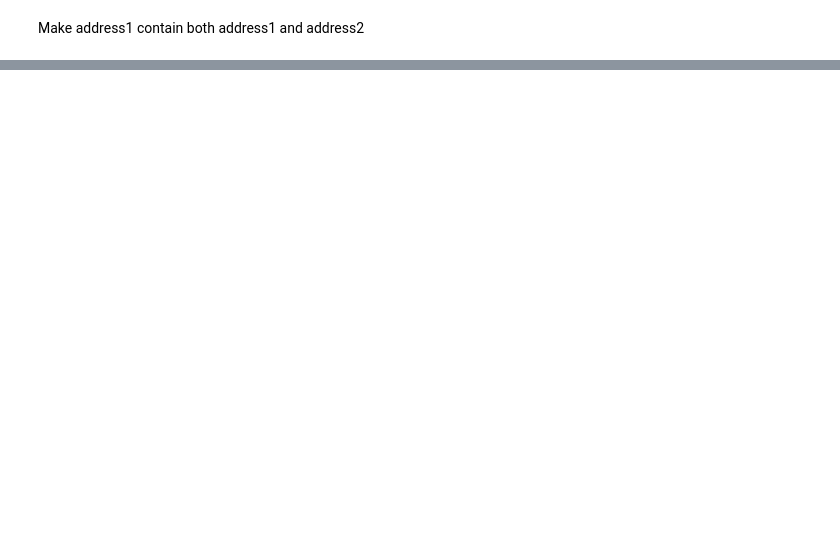
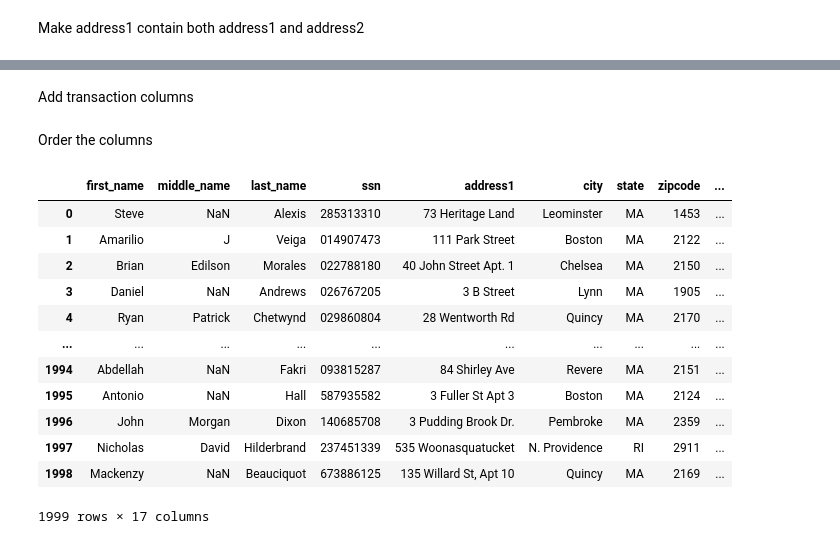
Before and after one commit to raulcastellanos-credlens/franklin_cummings, a Jupyter notebook: clean_fc.ipynb, the cells around one changed output, grey strips where cells are left out. Drawn from its saved outputs; the diff is of its cells as text; code cells hidden in the pictures; blank space fills up the shorter version.

```diff
--- a/clean_fc.ipynb
+++ b/clean_fc.ipynb
@@ -129,0 +137,59 @@ df.rename(columns={
+# %%
+fc_data.rename(columns={
+    'firstname': 'first_name',
+    'middleinitial': 'middle_name',
+    'lastname': 'last_name',
+    'birthdate': 'dob',
+    'degree': 'credential_type',
+    'majorid1': 'credential_name',
+    'street_line_1' : 'address1',
+    'phone1': 'phone_number',
+    'graduationdate': 'credential_award_date',
+    'ethnicorigin': 'race_ethnicity',
+    'cipcode' : 'custom_attribute_1',
+    'age_bucket': 'age_bucket_at_cred_award'
+}, inplace=True)
+# %% [markdown]
+Add transaction columns
+# %%
+fc_data['tx_date'] = 20241007
+fc_data['organization_name'] = 'Franklin Cummings'
+# %% [markdown]
+Order the columns
+# %%
+desired_order = ['first_name',
+                 'middle_name',
+                 'last_name',
+                 'ssn',
+                 'address1',
+                 'city',
+                 'state',
+                 'zipcode',
+                 'credential_award_date',
+                 'credential_type',
+                 'credential_name',
+                 'race_ethnicity',
+                 'gender',
+                 'age_bucket_at_cred_award',
+                 'custom_attribute_1',
+                 'tx_date',
+                 'organization_name'
+                 ]
+
+fc_data = fc_data[desired_order]
+# %%
+fc_data
+# %% [output]
+|  | first_name | middle_name | last_name | ssn | address1 | city | state | zipcode | ... |
+| 0 | Steve | NaN | Alexis | 285313310 | 73 Heritage Land | Leominster | MA | 1453 | ... |
+| 1 | Amarilio | J | Veiga | 014907473 | 111 Park Street | Boston | MA | 2122 | ... |
+| 2 | Brian | Edilson | Morales | 022788180 | 40 John Street Apt. 1 | Chelsea | MA | 2150 | ... |
+| 3 | Daniel | NaN | Andrews | 026767205 | 3 B Street | Lynn | MA | 1905 | ... |
+| 4 | Ryan | Patrick | Chetwynd | 029860804 | 28 Wentworth Rd | Quincy | MA | 2170 | ... |
+| ... | ... | ... | ... | ... | ... | ... | ... | ... | ... |
+| 1994 | Abdellah | NaN | Fakri | 093815287 | 84 Shirley Ave | Revere | MA | 2151 | ... |
+| 1995 | Antonio | NaN | Hall | 587935582 | 3 Fuller St Apt 3 | Boston | MA | 2124 | ... |
+| 1996 | John | Morgan | Dixon | 140685708 | 3 Pudding Brook Dr. | Pembroke | MA | 2359 | ... |
+| 1997 | Nicholas | David | Hilderbrand | 237451339 | 535 Woonasquatucket | N. Providence | RI | 2911 | ... |
+| 1998 | Mackenzy | NaN | Beauciquot | 673886125 | 135 Willard St, Apt 10 | Quincy | MA | 2169 | ... |
+1999 rows × 17 columns
```
Also changed, not shown: parts of 7 cells of this notebook.
